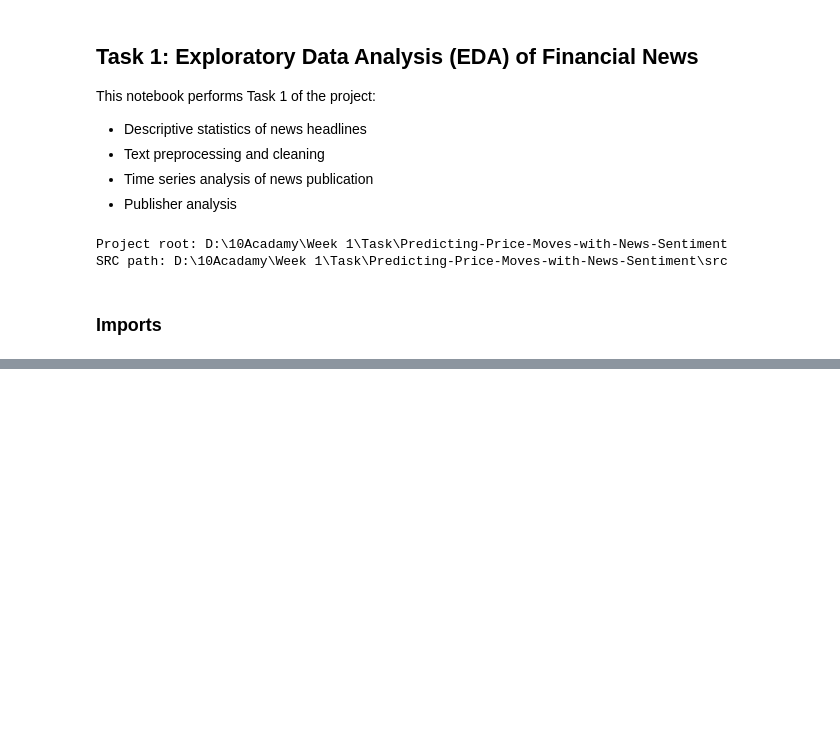
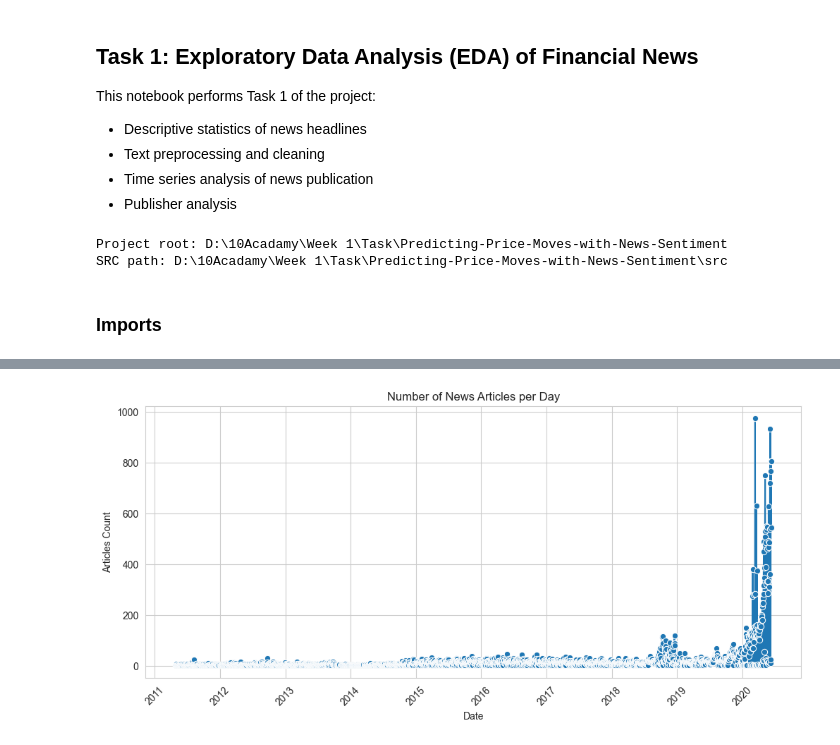
Before and after one commit to tib-dev/Predicting-Price-Moves-with-News-Sentiment, a Jupyter notebook: notebooks/eda_news.ipynb, the cells around one changed output, grey strips where cells are left out. Drawn from its saved outputs; the diff is of its cells as text; code cells hidden in the pictures; blank space fills up the shorter version.

```diff
--- a/notebooks/eda_news.ipynb
+++ b/notebooks/eda_news.ipynb
@@ -50,0 +105,13 @@ ImportError: cannot import name 'normalize_publication_dates' from 'fns_project.
+# %%
+news_clean['date_only'] = news_clean['date'].dt.date
+daily_counts = news_clean.groupby('date_only').size().reset_index(name='count')
+
+plt.figure(figsize=(12, 5))
+sns.lineplot(x='date_only', y='count', data=daily_counts, marker='o')
+plt.title('Number of News Articles per Day')
+plt.xlabel('Date')
+plt.ylabel('Articles Count')
+plt.xticks(rotation=45)
+plt.show()
+# %% [output]
+[figure, added]
```
Also changed, not shown: parts of 9 cells of this notebook, 1 other file.
